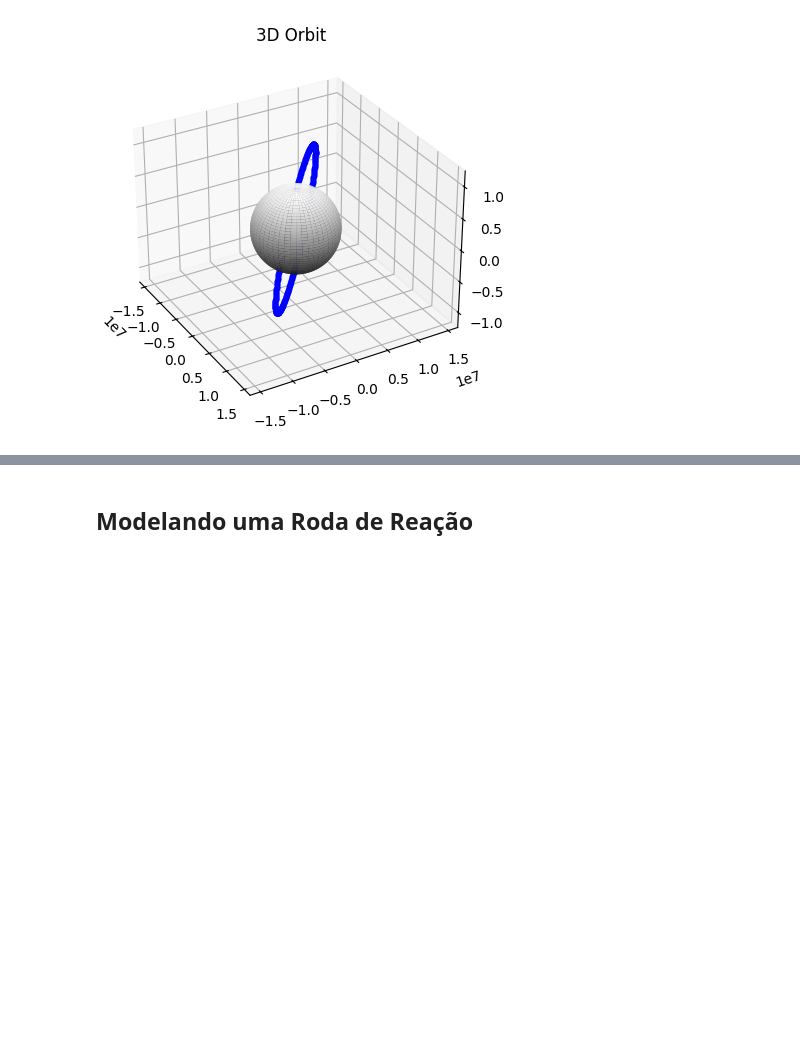
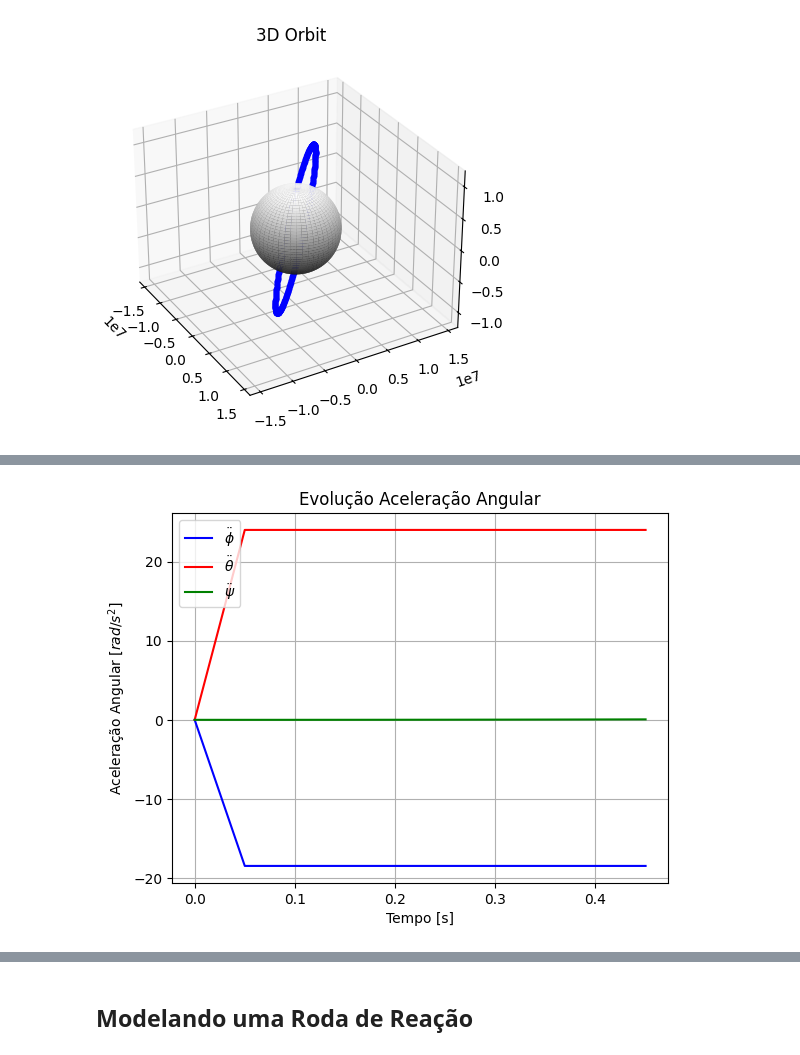
Before and after one commit to gabrielcte/labVirt_ws, a Jupyter notebook: cubesat_design.ipynb, the cells around one changed output, grey strips where cells are left out. Cells and saved outputs as stored; diff of their text form; code cells hidden in the pictures; blank space fills up the shorter version.

```diff
--- a/cubesat_design.ipynb
+++ b/cubesat_design.ipynb
@@ -420,0 +420,80 @@ plt.show()
+# %%
+mu_Terra = 3.98600441e+014
+movimentoMedio = np.sqrt(mu_Terra/a**3) # [rad/s]
+w_O_I_O = movimentoMedio
+
+samples = 10
+dt = 0.05
+time = np.zeros((samples, 1))
+phi = np.zeros((samples, 1))
+theta = np.zeros((samples, 1))
+psi = np.zeros((samples, 1))
+dotphi = np.zeros((samples, 1))
+dottheta = np.zeros((samples, 1))
+dotpsi = np.zeros((samples, 1))
+ddotphi = np.zeros((samples, 1))
+ddottheta = np.zeros((samples, 1))
+ddotpsi = np.zeros((samples, 1))
+T_x = np.zeros((samples, 1))-1
+T_y = np.zeros((samples, 1))+1
+T_z = np.zeros((samples, 1))
+
+for i in range(len(time)-1):
+
+    time[i+1] = time[i]+dt
+
+    ddotphi[i+1] = 1/Ixx*(w_O_I_O**2*(Izz-Iyy)*phi[i]+w_O_I_O*(Ixx+Izz-Iyy)*dotpsi[i]+T_x[i])
+    ddottheta[i+1] = T_y[i]/Iyy
+    ddotpsi[i+1] = 1/Izz*(-w_O_I_O**2*(Iyy-Ixx)*psi[i]-w_O_I_O*(Izz-Iyy+Ixx)*dotphi[i]+T_z[i])
+
+    dotphi[i+1] = dotphi[i]+ddotphi[i+1]*time[i+1]
+    dottheta[i+1] = dottheta[i]+ddottheta[i+1]*time[i+1]
+    dotpsi[i+1] = dotpsi[i]+ddotpsi[i+1]*time[i+1]
+
+    phi[i+1] = phi[i]+dotphi[i+1]*time[i+1]
+    theta[i+1] = theta[i]+dottheta[i+1]*time[i+1]
+    psi[i+1] = psi[i]+dotpsi[i+1]*time[i+1]
+
+# Resultado Torque por Velocidade de Rotação
+plt.figure()
+plt.title('Evolução Aceleração Angular')
+plt.plot(time,ddotphi,'b',label=r'$\ddot{\phi}$')
+plt.plot(time,ddottheta,'r',label=r'$\ddot{\theta}$')
+plt.plot(time,ddotpsi,'g',label=r'$\ddot{\psi}$')
+# Configurar os rótulos dos eixos
+plt.xlabel(r"Tempo [s]")
+plt.ylabel(r"Aceleração Angular [$rad/s^2$]")
+# Configurar a grade e proporções iguais
+plt.axis('on')
+plt.legend()
+plt.grid(True)
+
+plt.figure()
+plt.title('Evolução Velocidade Angular')
+plt.plot(time,dotphi,'b',label=r'$\dot{\phi}$')
+plt.plot(time,dottheta,'r',label=r'$\dot{\theta}$')
+plt.plot(time,dotpsi,'g',label=r'$\dot{\psi}$')
+# Configurar os rótulos dos eixos
+plt.xlabel(r"Tempo [s]")
+plt.ylabel(r"Velocidade Angular [$rad/s$]")
+# Configurar a grade e proporções iguais
+plt.axis('on')
+plt.legend()
+plt.grid(True)
+
+plt.figure()
+plt.title('Evolução Atitude')
+plt.plot(time,dotphi,'b',label=r'$\phi$')
+plt.plot(time,dottheta,'r',label=r'$\theta$')
+plt.plot(time,dotpsi,'g',label=r'$\psi$')
+# Configurar os rótulos dos eixos
+plt.xlabel(r"Tempo [s]")
+plt.ylabel(r"Velocidade Angular [$rad$]")
+# Configurar a grade e proporções iguais
+plt.axis('on')
+plt.grid(True)
+plt.legend()
+
+plt.show()
+# %% [output]
+[figure, added]
```
Also changed, not shown: parts of 8 cells of this notebook.
